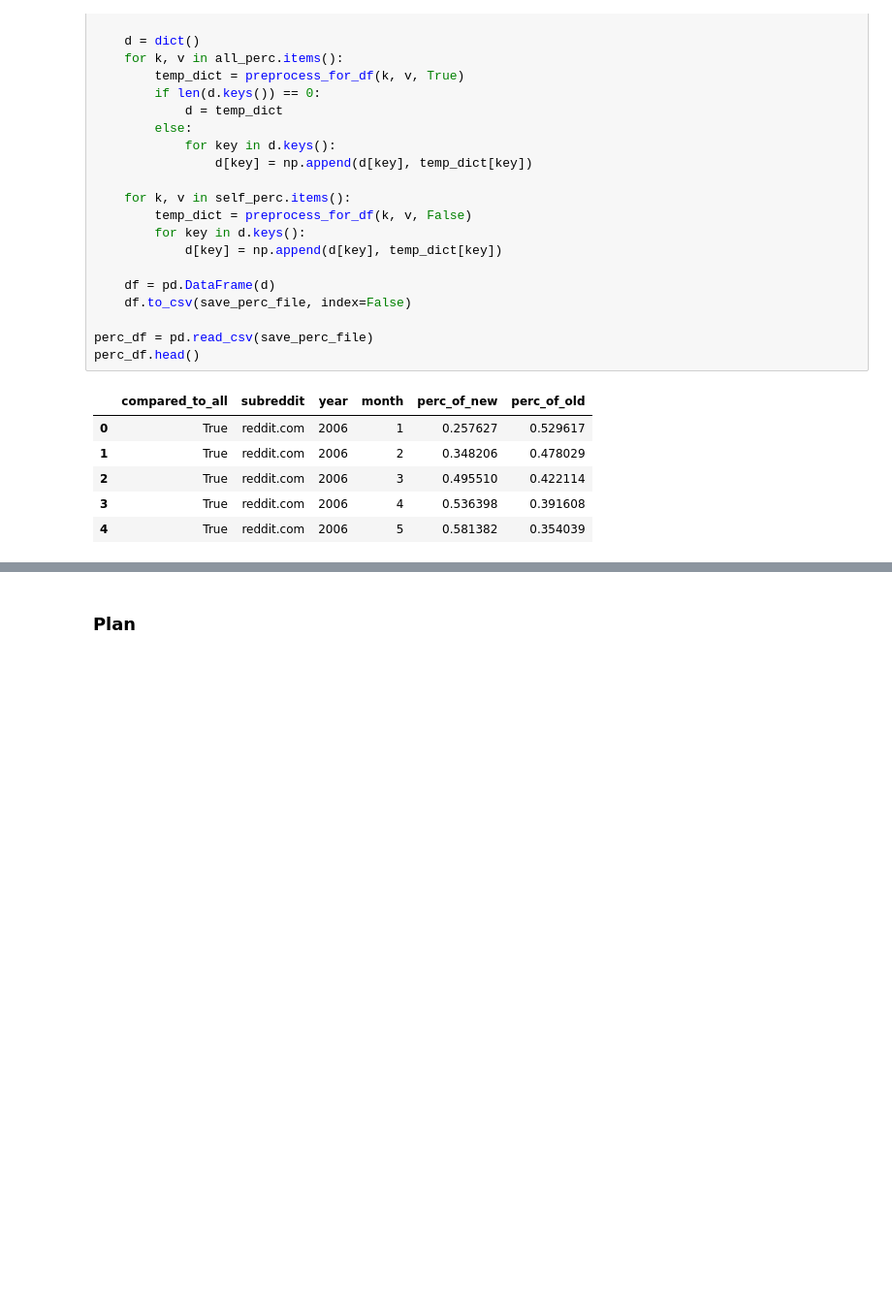
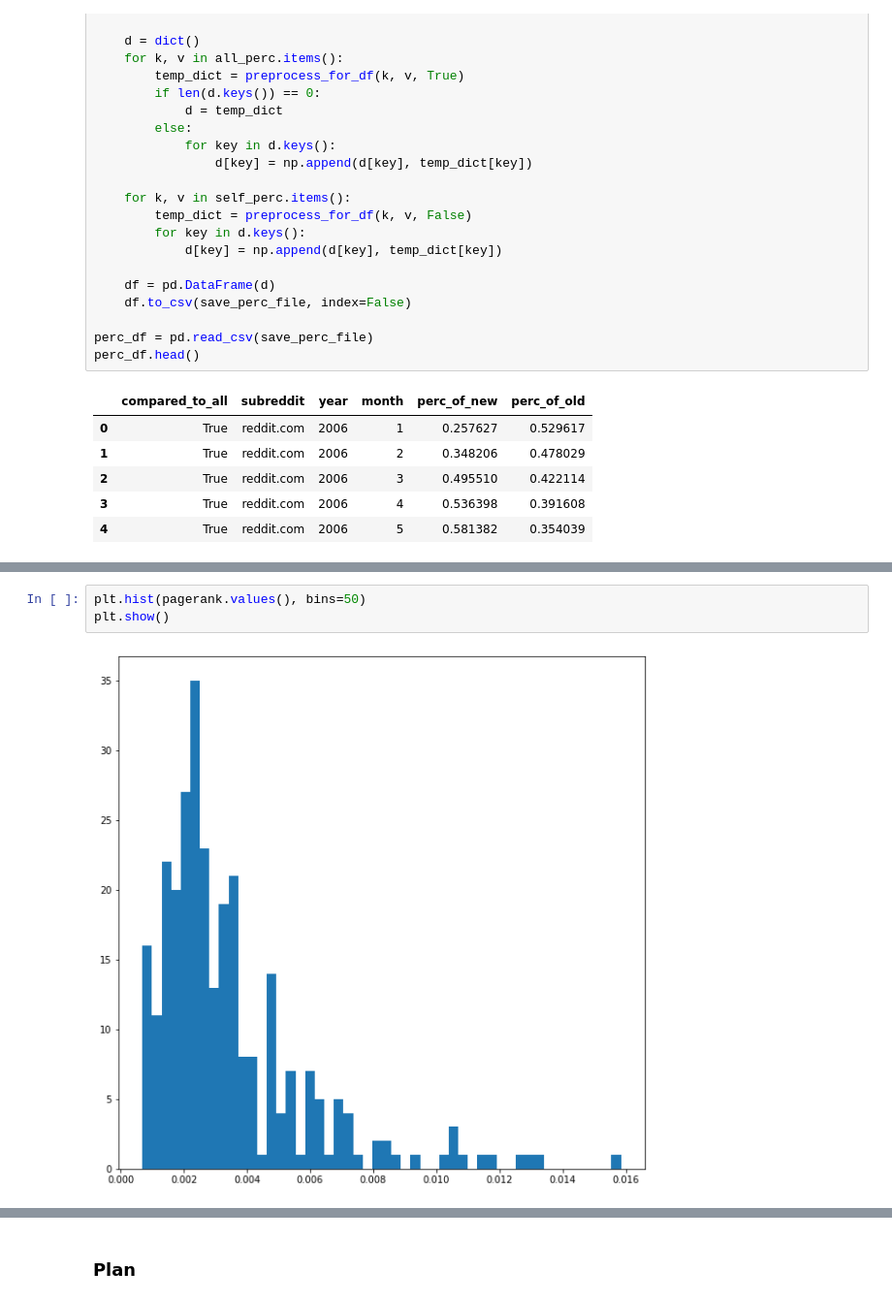
Before and after one commit to CarelKuusk/reddit_comments, a Jupyter notebook: initial_analysis.ipynb, the cells around one changed output, grey strips where cells are left out. Shown: that part at 97% size. Saved outputs shown, nothing was run; the diff lists cells and outputs as text; blank space fills up the shorter version.

```diff
--- a/initial_analysis.ipynb
+++ b/initial_analysis.ipynb
@@ -587,0 +628,5 @@ plt.show()
+# %%
+plt.hist(pagerank.values(), bins=50)
+plt.show()
+# %% [output]
+[figure, added]
```
Also changed, not shown: parts of 16 cells of this notebook.
